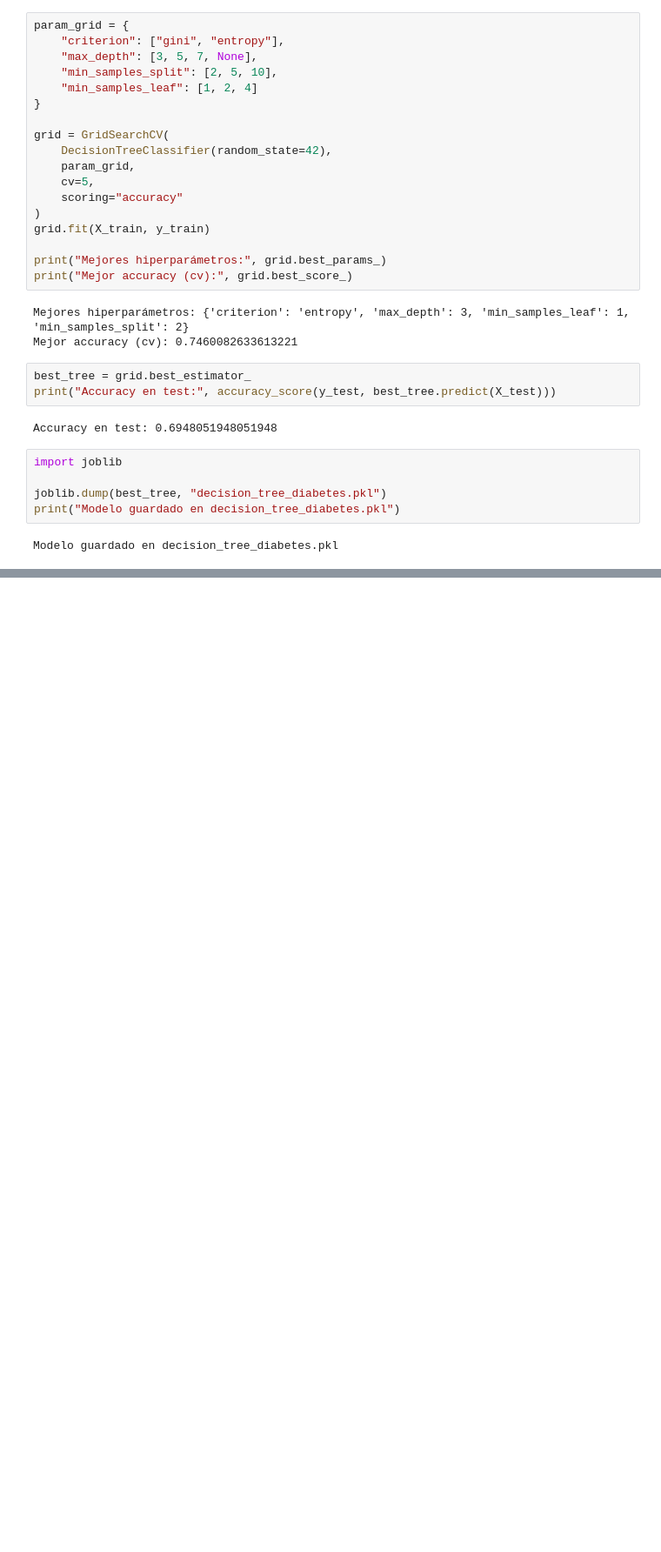
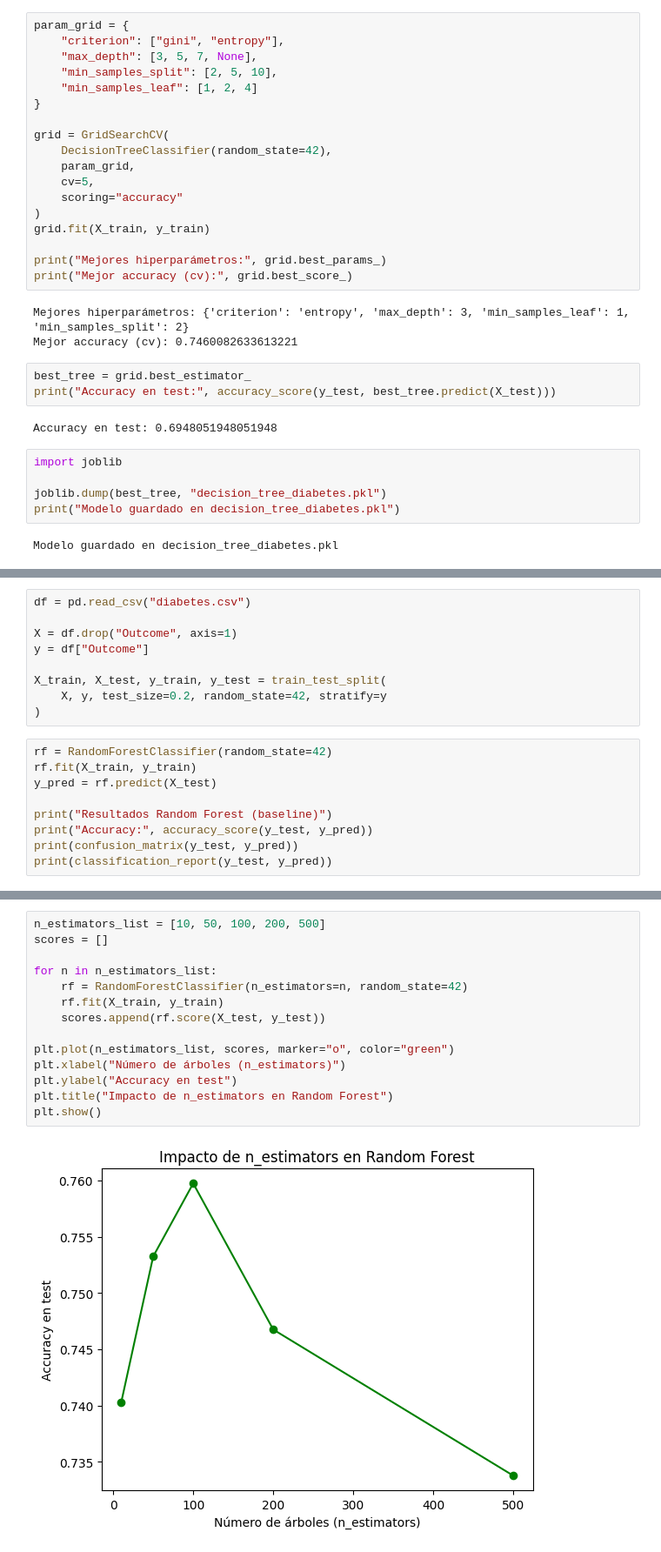
Before and after one commit to KassMk/machine-learning-python-template, a Jupyter notebook: models/ML_Decision_Tree/Proyecto_Rambom_Forest.ipynb, the cells around one changed output, grey strips where cells are left out. Shown at 87% size. Drawn from its saved outputs; the diff is of its cells as text; blank space fills up the shorter version.

```diff
--- a/models/ML_Decision_Tree/Proyecto_Rambom_Forest.ipynb
+++ b/models/ML_Decision_Tree/Proyecto_Rambom_Forest.ipynb
@@ -189,0 +201,18 @@ Modelo guardado en decision_tree_diabetes.pkl
+# %%
+df = pd.read_csv("diabetes.csv")
+
+X = df.drop("Outcome", axis=1)
+y = df["Outcome"]
+
+X_train, X_test, y_train, y_test = train_test_split(
+    X, y, test_size=0.2, random_state=42, stratify=y
+)
+# %%
+rf = RandomForestClassifier(random_state=42)
+rf.fit(X_train, y_train)
+y_pred = rf.predict(X_test)
+
+print("Resultados Random Forest (baseline)")
+print("Accuracy:", accuracy_score(y_test, y_pred))
+print(confusion_matrix(y_test, y_pred))
+print(classification_report(y_test, y_pred))
@@ -189,0 +232,16 @@ Modelo guardado en decision_tree_diabetes.pkl
+# %%
+n_estimators_list = [10, 50, 100, 200, 500]
+scores = []
+
+for n in n_estimators_list:
+    rf = RandomForestClassifier(n_estimators=n, random_state=42)
+    rf.fit(X_train, y_train)
+    scores.append(rf.score(X_test, y_test))
+
+plt.plot(n_estimators_list, scores, marker="o", color="green")
+plt.xlabel("Número de árboles (n_estimators)")
+plt.ylabel("Accuracy en test")
+plt.title("Impacto de n_estimators en Random Forest")
+plt.show()
+# %% [output]
+[figure, added]
```
Also changed, not shown: parts of 7 cells of this notebook, 6 other files.
